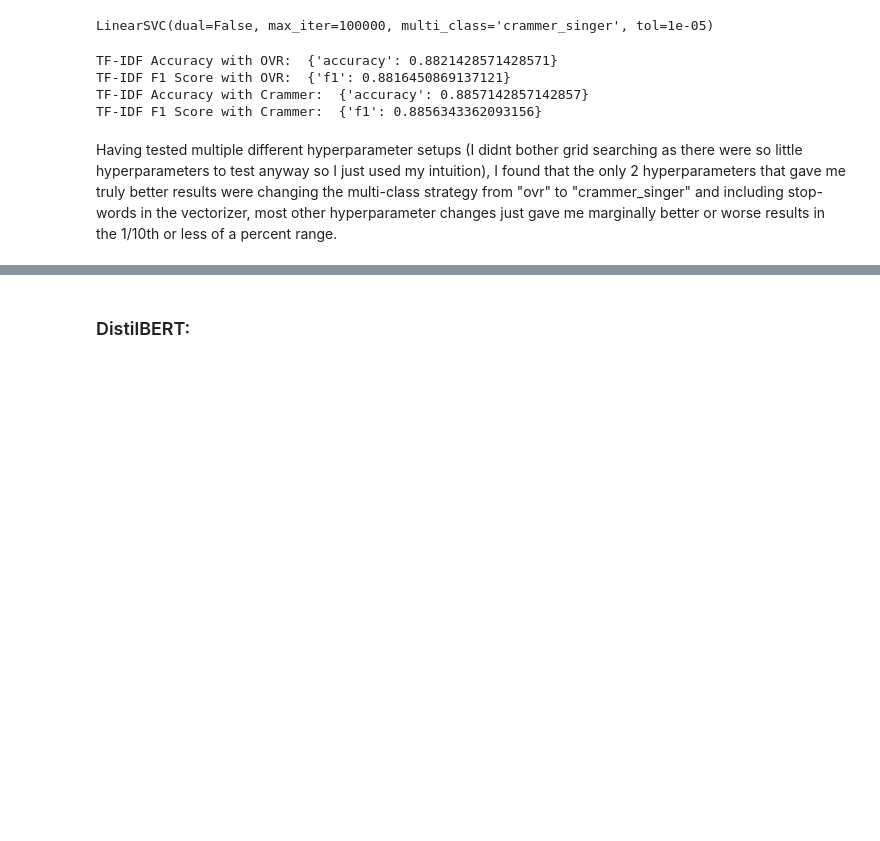
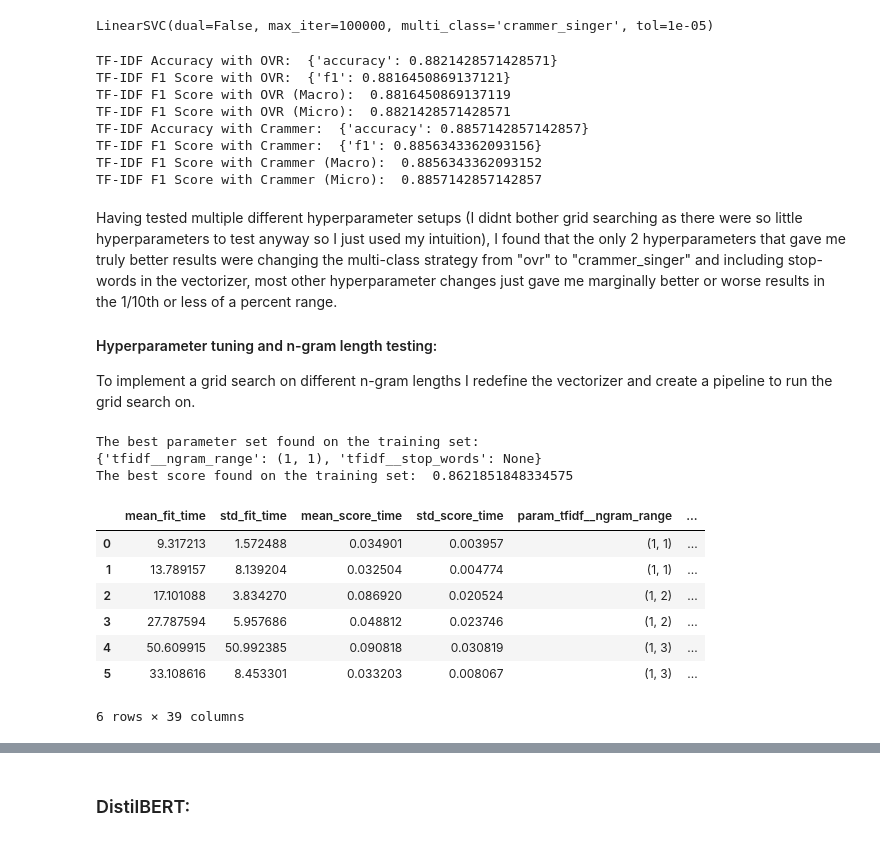
Before and after one commit to r9119/NPR, a Jupyter notebook: MC1/MC1_NPR_Rami_Tarabishi.ipynb, the cells around one changed output, grey strips where cells are left out. Drawn from its saved outputs; the diff is of its cells as text; code cells hidden in the pictures; blank space fills up the shorter version.

```diff
--- a/MC1/MC1_NPR_Rami_Tarabishi.ipynb
+++ b/MC1/MC1_NPR_Rami_Tarabishi.ipynb
@@ -176,19 +177,83 @@ y_pred_tf_ovr = svm_clf_ovr.predict(tf_test)
 y_pred_tf_crammer = svm_clf_crammer.predict(tf_test)
 
 accuracy_tf_ovr = accuracy.compute(predictions=y_pred_tf_ovr, references=data_test["label"])
-f1_tf_ovr = f1_score.compute(predictions=y_pred_tf_ovr, references=data_test["label"], average="weighted")
+f1_tf_ovr = f1_score_eval.compute(predictions=y_pred_tf_ovr, references=data_test["label"], average="weighted")
+f1_tf_ovr_macro = f1_score(y_pred=y_pred_tf_ovr, y_true=data_test["label"], average="macro")
+f1_tf_ovr_micro = f1_score(y_pred=y_pred_tf_ovr, y_true=data_test["label"], average="micro")
 
 accuracy_tf_crammer = accuracy.compute(predictions=y_pred_tf_crammer, references=data_test["label"])
-f1_tf_crammer = f1_score.compute(predictions=y_pred_tf_crammer, references=data_test["label"], average="weighted")
+f1_tf_crammer = f1_score_eval.compute(predictions=y_pred_tf_crammer, references=data_test["label"], average="weighted")
+f1_tf_crammer_macro = f1_score(y_pred=y_pred_tf_crammer, y_true=data_test["label"], average="macro")
+f1_tf_crammer_micro = f1_score(y_pred=y_pred_tf_crammer, y_true=data_test["label"], average="micro")
 
 print("TF-IDF Accuracy with OVR: ", accuracy_tf_ovr)
 print("TF-IDF F1 Score with OVR: ", f1_tf_ovr)
+print("TF-IDF F1 Score with OVR (Macro): ", f1_tf_ovr_macro)
+print("TF-IDF F1 Score with OVR (Micro): ", f1_tf_ovr_micro)
+
 print("TF-IDF Accuracy with Crammer: ", accuracy_tf_crammer)
 print("TF-IDF F1 Score with Crammer: ", f1_tf_crammer)
+print("TF-IDF F1 Score with Crammer (Macro): ", f1_tf_crammer_macro)
+print("TF-IDF F1 Score with Crammer (Micro): ", f1_tf_crammer_micro)
 # %% [output]
 TF-IDF Accuracy with OVR:  {'accuracy': 0.8821428571428571}
 TF-IDF F1 Score with OVR:  {'f1': 0.8816450869137121}
+TF-IDF F1 Score with OVR (Macro):  0.8816450869137119
+TF-IDF F1 Score with OVR (Micro):  0.8821428571428571
 TF-IDF Accuracy with Crammer:  {'accuracy': 0.8857142857142857}
 TF-IDF F1 Score with Crammer:  {'f1': 0.8856343362093156}
+TF-IDF F1 Score with Crammer (Macro):  0.8856343362093152
+TF-IDF F1 Score with Crammer (Micro):  0.8857142857142857
 # %% [markdown]
 Having tested multiple different hyperparameter setups (I didnt bother grid searching as there were so little hyperparameters to test anyway so I just used my intuition), I found that the only 2 hyperparameters that gave me truly better results were changing the multi-class strategy from "ovr" to "crammer_singer" and including stop-words in the vectorizer, most other hyperparameter changes just gave me marginally better or worse results in the 1/10th or less of a percent range.
+
+#### Hyperparameter tuning and n-gram length testing:
+To implement a grid search on different n-gram lengths I redefine the vectorizer and create a pipeline to run the grid search on.
+# %%
+from sklearn.pipeline import Pipeline
+from sklearn.model_selection import GridSearchCV
+from sklearn.metrics import make_scorer, accuracy_score, f1_score
+
+tf_vectorizer_gs = TfidfVectorizer(tokenizer=lambda text: text.split(), lowercase=True)
+svm_clf = LinearSVC(max_iter=100000, dual=False, tol=1e-5, multi_class="crammer_singer")
+
+tf_pipeline = Pipeline([
+    ("tfidf", tf_vectorizer_gs),
+    ("svm", svm_clf)
+])
+
+param_grid = {
+    'tfidf__ngram_range': [(1, 1), (1, 2), (1, 3)],
+    'tfidf__stop_words': [None, 'english'],
+}
+
+scorers = {
+    'accuracy': make_scorer(accuracy_score),
+    'f1_weighted': make_scorer(f1_score, average="weighted"),
+    'f1_macro': make_scorer(f1_score, average="macro"),
+    'f1_micro': make_scorer(f1_score, average="micro")
+}
+
+grid_search = GridSearchCV(tf_pipeline, param_grid, scoring=scorers, refit="f1_macro", cv=5, n_jobs=-1, verbose=1)
+
+grid_search.fit(data_train["text"], data_train["label"])
+# %%
+print("The best parameter set found on the training set:")
+print(grid_search.best_params_)
+
+print("The best score found on the training set: ", grid_search.best_score_)
+
+results = pd.DataFrame(grid_search.cv_results_)
+results
+# %% [output]
+The best parameter set found on the training set:
+{'tfidf__ngram_range': (1, 1), 'tfidf__stop_words': None}
+The best score found on the training set:  0.8621851848334575
+|  | mean_fit_time | std_fit_time | mean_score_time | std_score_time | param_tfidf__ngram_range | ... |
+| 0 | 9.317213 | 1.572488 | 0.034901 | 0.003957 | (1, 1) | ... |
+| 1 | 13.789157 | 8.139204 | 0.032504 | 0.004774 | (1, 1) | ... |
+| 2 | 17.101088 | 3.834270 | 0.086920 | 0.020524 | (1, 2) | ... |
+| 3 | 27.787594 | 5.957686 | 0.048812 | 0.023746 | (1, 2) | ... |
+| 4 | 50.609915 | 50.992385 | 0.090818 | 0.030819 | (1, 3) | ... |
+| 5 | 33.108616 | 8.453301 | 0.033203 | 0.008067 | (1, 3) | ... |
+6 rows × 39 columns
```
Also changed, not shown: parts of 27 cells of this notebook, 3 other files.
